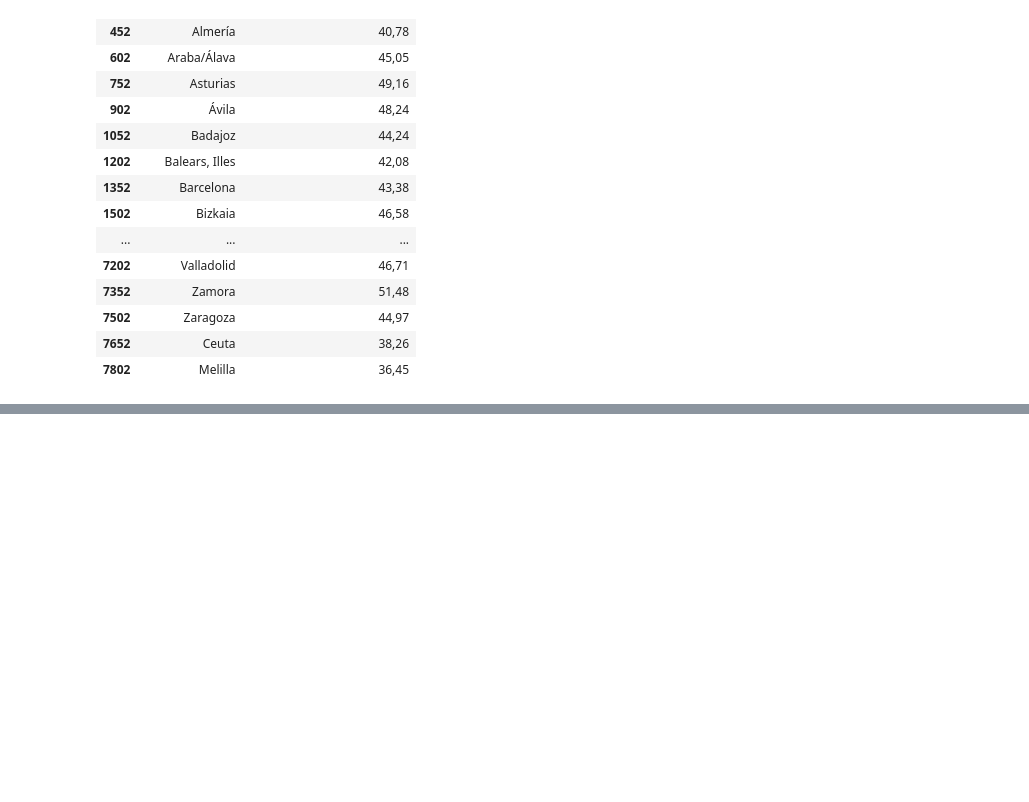
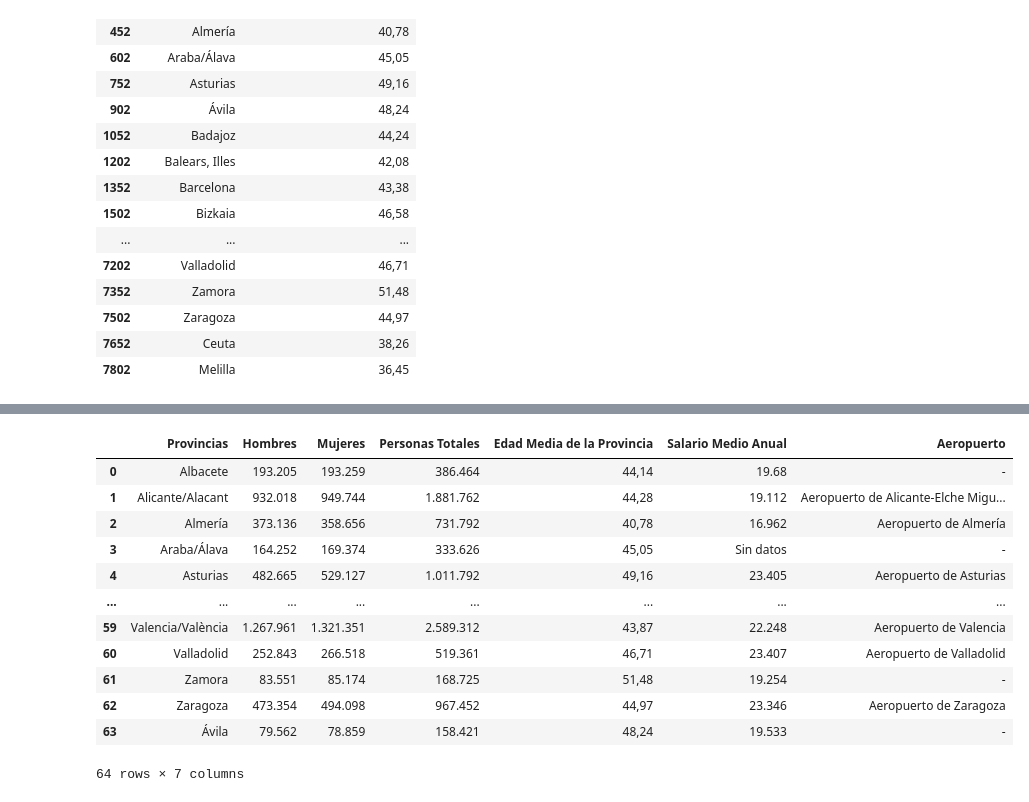
Before and after one commit to Noelia0708/Creacion-Parque-Atracciones, a Jupyter notebook: Proyecto_Parque_Atracciones.ipynb, the cells around one changed output, grey strips where cells are left out. Cells and saved outputs as stored; diff of their text form; code cells hidden in the pictures; blank space fills up the shorter version.

```diff
--- a/Proyecto_Parque_Atracciones.ipynb
+++ b/Proyecto_Parque_Atracciones.ipynb
@@ -279,0 +300,16 @@ final
+# %%
+final
+# %% [output]
+|  | Provincias | Hombres | Mujeres | Personas Totales | Edad Media de la Provincia | Salario Medio Anual | Aeropuerto |
+| 0 | Albacete | 193.205 | 193.259 | 386.464 | 44,14 | 19.68 | - |
+| 1 | Alicante/Alacant | 932.018 | 949.744 | 1.881.762 | 44,28 | 19.112 | Aeropuerto de Alicante-Elche Migu... |
+| 2 | Almería | 373.136 | 358.656 | 731.792 | 40,78 | 16.962 | Aeropuerto de Almería |
+| 3 | Araba/Álava | 164.252 | 169.374 | 333.626 | 45,05 | Sin datos | - |
+| 4 | Asturias | 482.665 | 529.127 | 1.011.792 | 49,16 | 23.405 | Aeropuerto de Asturias |
+| ... | ... | ... | ... | ... | ... | ... | ... |
+| 59 | Valencia/València | 1.267.961 | 1.321.351 | 2.589.312 | 43,87 | 22.248 | Aeropuerto de Valencia |
+| 60 | Valladolid | 252.843 | 266.518 | 519.361 | 46,71 | 23.407 | Aeropuerto de Valladolid |
+| 61 | Zamora | 83.551 | 85.174 | 168.725 | 51,48 | 19.254 | - |
+| 62 | Zaragoza | 473.354 | 494.098 | 967.452 | 44,97 | 23.346 | Aeropuerto de Zaragoza |
+| 63 | Ávila | 79.562 | 78.859 | 158.421 | 48,24 | 19.533 | - |
+64 rows × 7 columns
```
Also changed, not shown: parts of 10 cells of this notebook.
